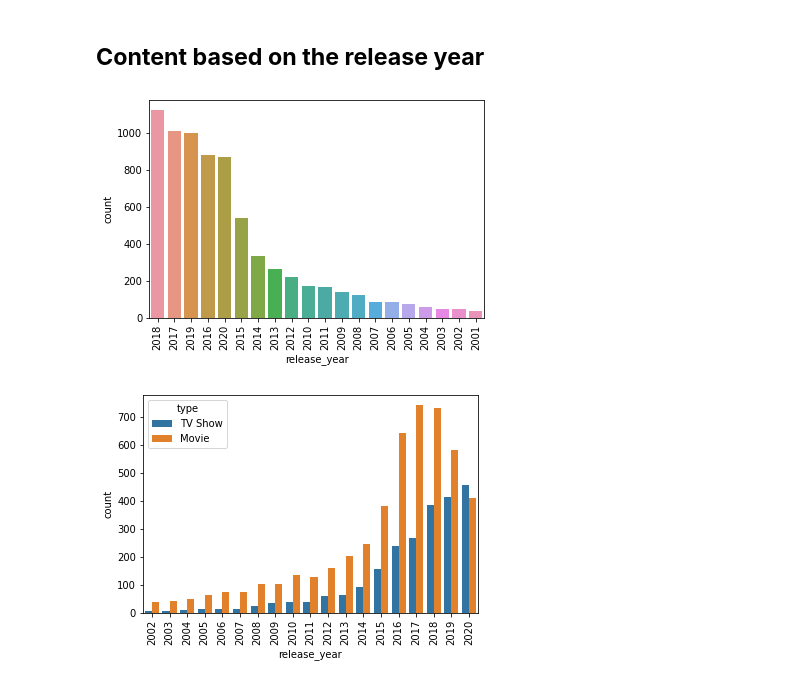
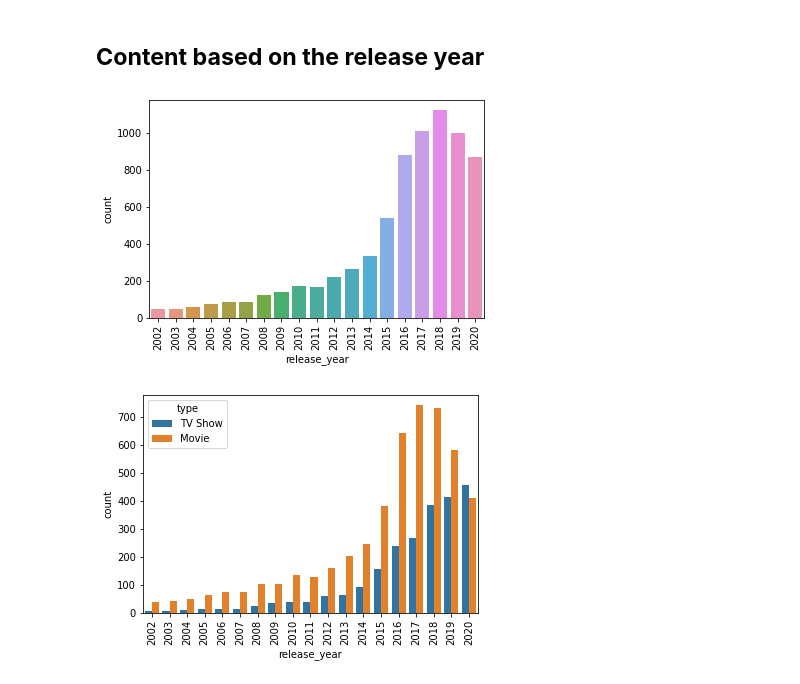
Before and after one commit to lakummahesh/Unsupervised-ML-Capstone-Project-Netflix-Movies-and-TV-Shows-Clustering, a Jupyter notebook: NETFLIX_MOVIES_AND_TV_SHOWS_CLUSTERING.ipynb, the cells around one changed output. Saved outputs shown, nothing was run; the diff lists cells and outputs as text; code cells hidden in the pictures.

```diff
--- a/NETFLIX_MOVIES_AND_TV_SHOWS_CLUSTERING.ipynb
+++ b/NETFLIX_MOVIES_AND_TV_SHOWS_CLUSTERING.ipynb
@@ -247,12 +247,13 @@ plt.show()
 ## **Content based on the release year**
 # %%
 #plotting the countplot of number of movies and tv shows as per release year
-plot_release_year = sns.countplot(x = 'release_year',
-              data = df, order = df['release_year'].value_counts().index[:20])
+year_order = list(range(0,2022))
+plot_release_year = sns.countplot(data = df, x = 'release_year',
+                                  order = year_order[-20:-1])
 plot_release_year.set_xticklabels(plot_release_year.get_xticklabels(), rotation=90)
 plt.show()
 # %% [output]
-[figure, old version]
+[figure, new version]
 # %%
 #plotting the countplot of number of movies and tv shows as per release year
 year_order = list(range(0,2022))
```
Also changed, not shown: parts of 4 cells of this notebook.
